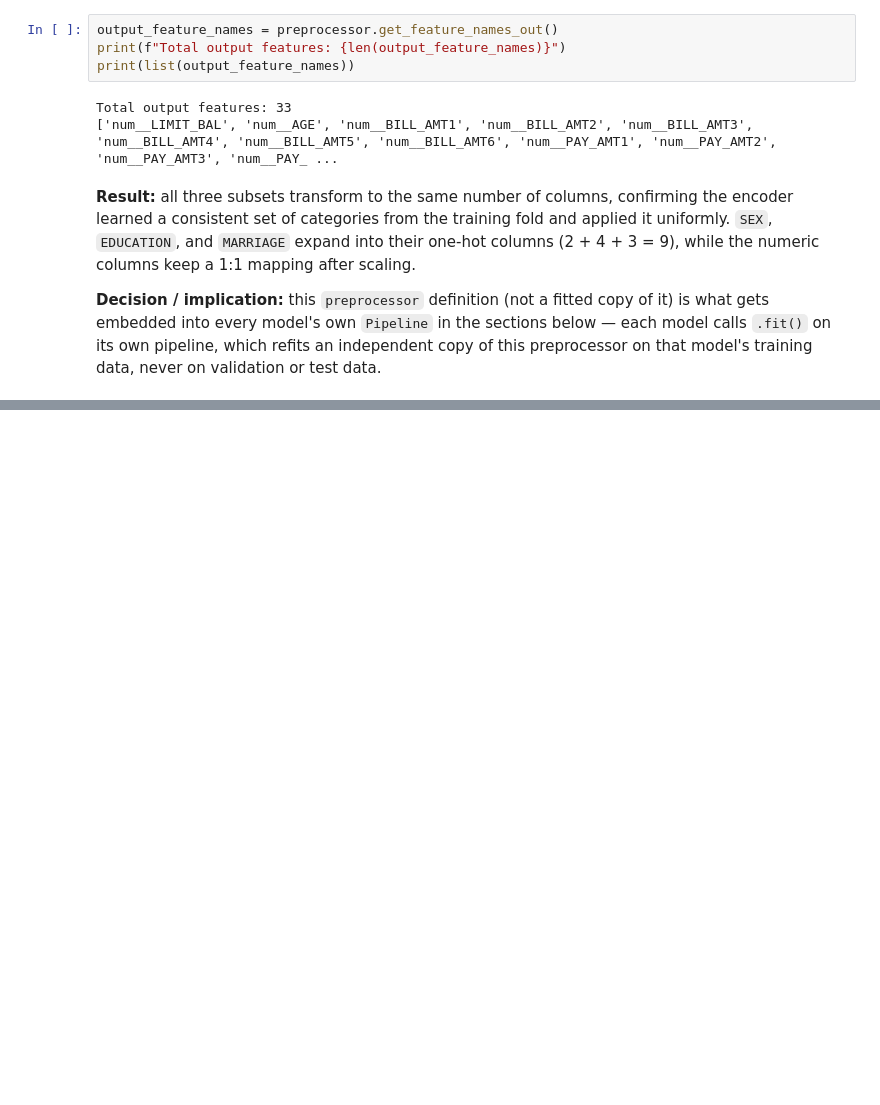
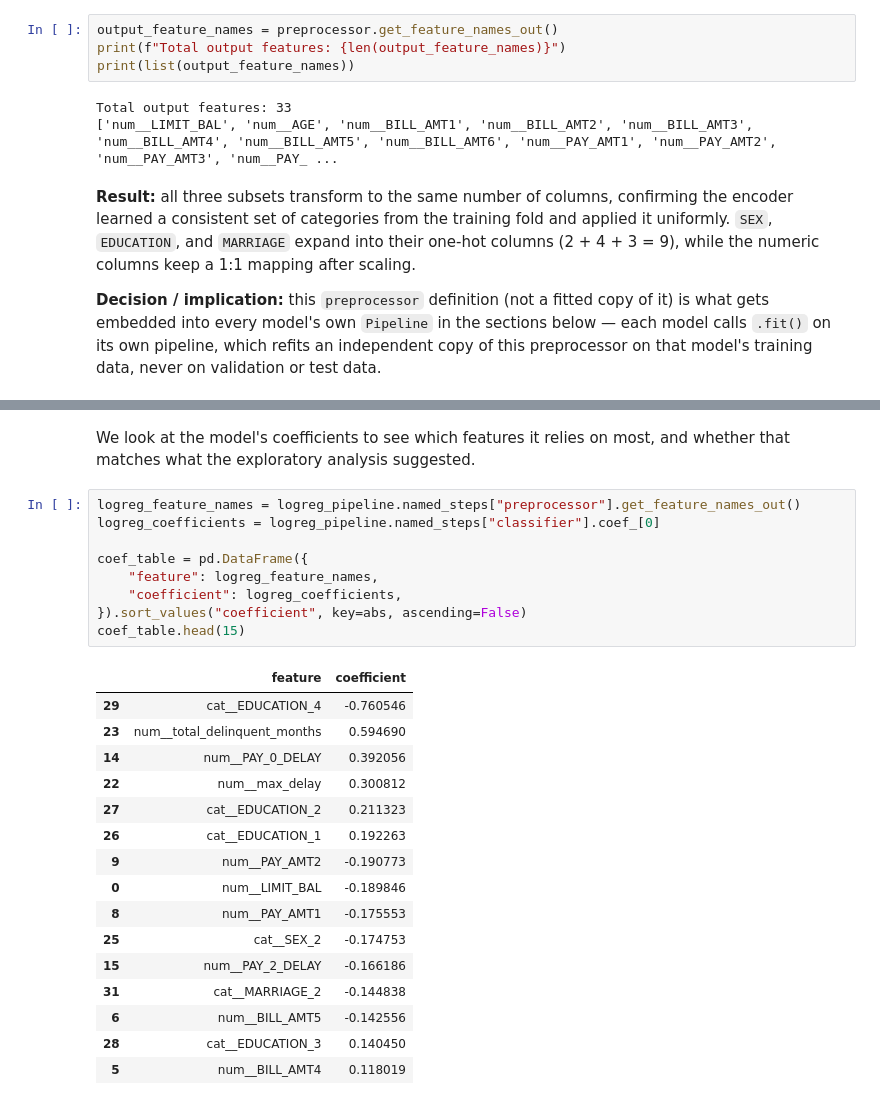
Before and after one commit to arielsharonferdinandus/Credit-Card-Clients-Risk-Prediction, a Jupyter notebook: Main.ipynb, the cells around one changed output, grey strips where cells are left out. Cells and saved outputs as stored; diff of their text form; blank space fills up the shorter version.

```diff
--- a/Main.ipynb
+++ b/Main.ipynb
@@ -1584,0 +1707,29 @@ model's training data, never on validation or test data.
+# %% [markdown]
+We look at the model's coefficients to see which features it relies on most, and whether
+that matches what the exploratory analysis suggested.
+# %%
+logreg_feature_names = logreg_pipeline.named_steps["preprocessor"].get_feature_names_out()
+logreg_coefficients = logreg_pipeline.named_steps["classifier"].coef_[0]
+
+coef_table = pd.DataFrame({
+    "feature": logreg_feature_names,
+    "coefficient": logreg_coefficients,
+}).sort_values("coefficient", key=abs, ascending=False)
+coef_table.head(15)
+# %% [output]
+|  | feature | coefficient |
+| 29 | cat__EDUCATION_4 | -0.760546 |
+| 23 | num__total_delinquent_months | 0.594690 |
+| 14 | num__PAY_0_DELAY | 0.392056 |
+| 22 | num__max_delay | 0.300812 |
+| 27 | cat__EDUCATION_2 | 0.211323 |
+| 26 | cat__EDUCATION_1 | 0.192263 |
+| 9 | num__PAY_AMT2 | -0.190773 |
+| 0 | num__LIMIT_BAL | -0.189846 |
+| 8 | num__PAY_AMT1 | -0.175553 |
+| 25 | cat__SEX_2 | -0.174753 |
+| 15 | num__PAY_2_DELAY | -0.166186 |
+| 31 | cat__MARRIAGE_2 | -0.144838 |
+| 6 | num__BILL_AMT5 | -0.142556 |
+| 28 | cat__EDUCATION_3 | 0.140450 |
+| 5 | num__BILL_AMT4 | 0.118019 |
```
Also changed, not shown: parts of 12 cells of this notebook.
